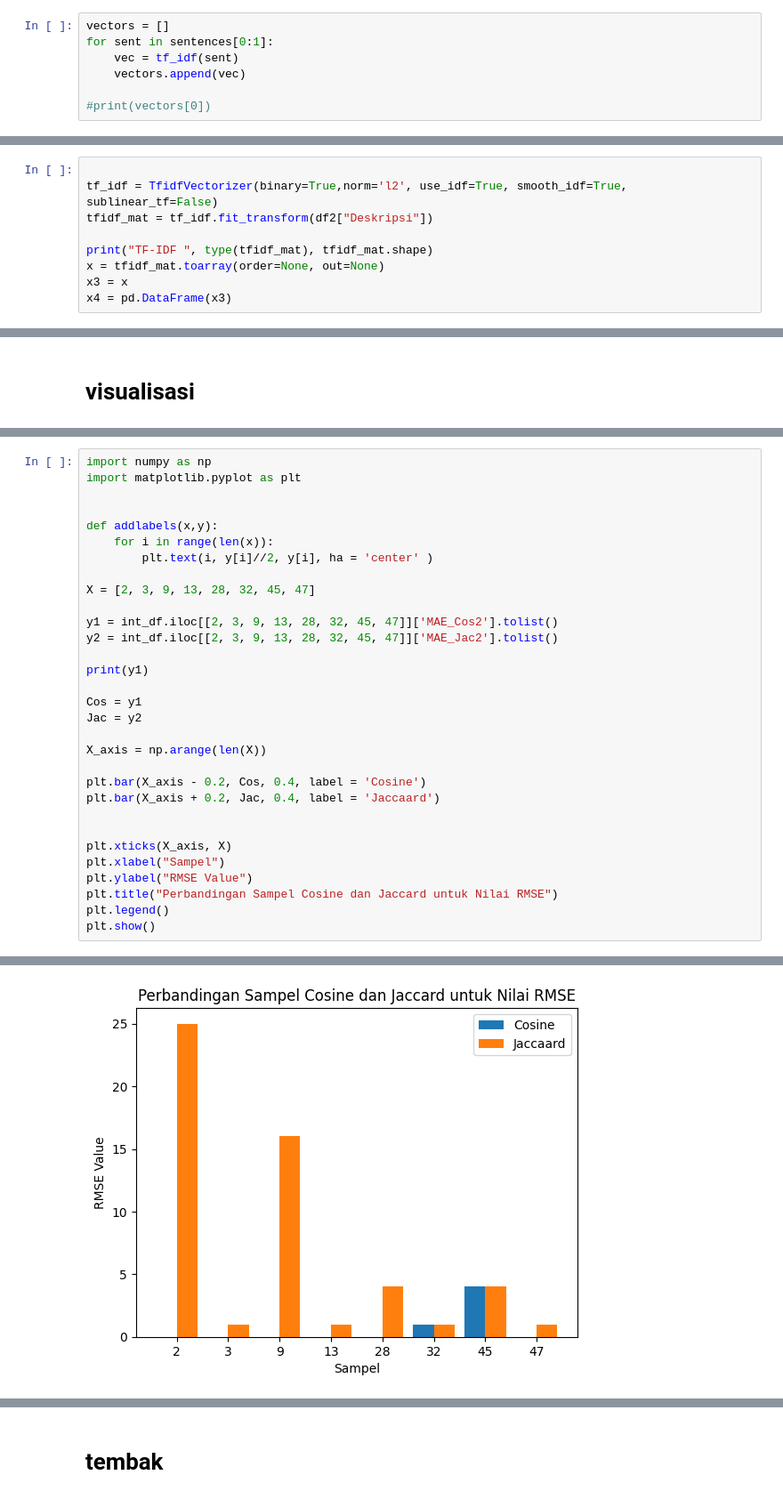
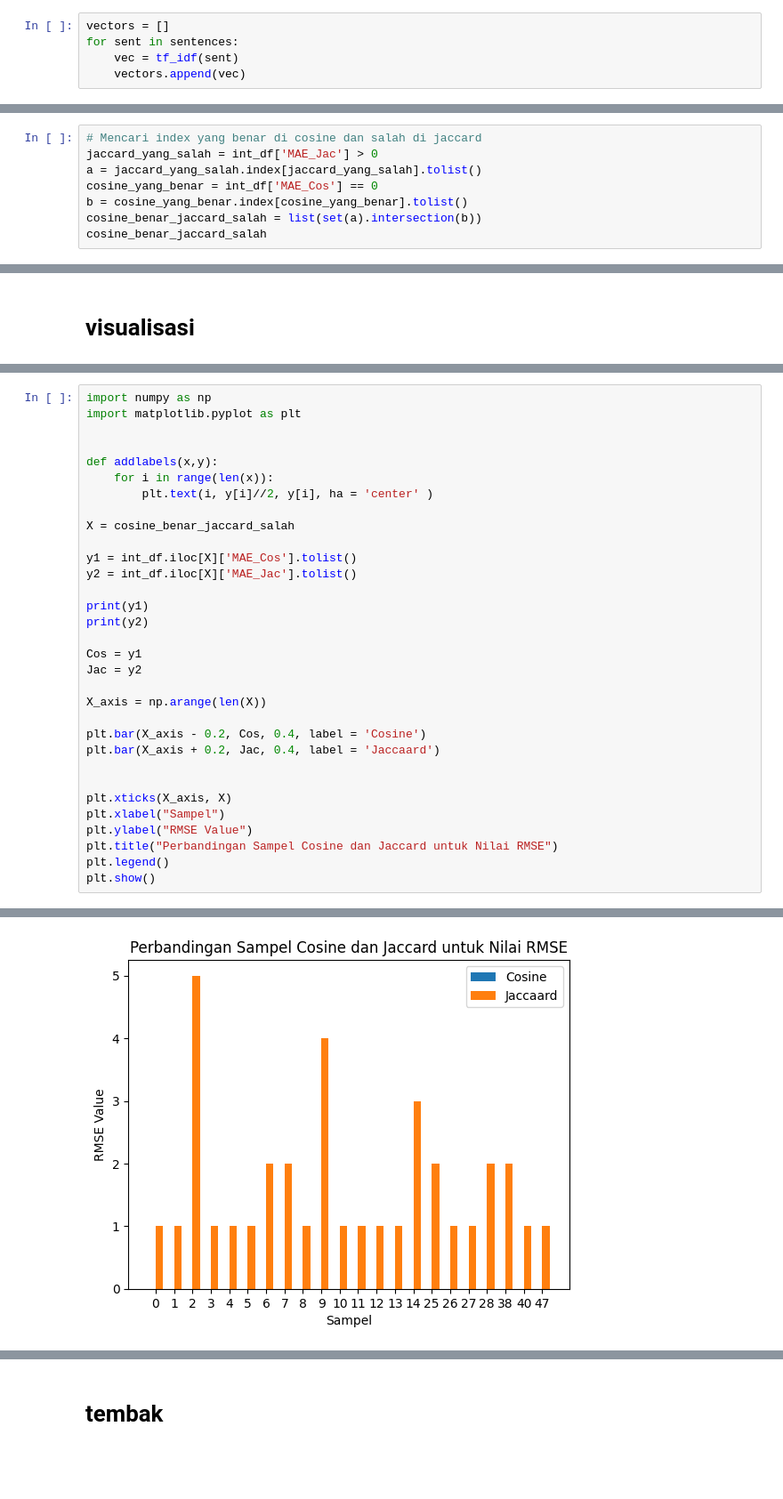
Before and after one commit to MeltingSnow21/Comparision-of-Jaccard-Similarity-and-Cosine-Similarity-for-Content-Based-Recommendation-Model, a Jupyter notebook: Model.ipynb, the cells around one changed output, grey strips where cells are left out. Shown at 89% size. Saved outputs shown, nothing was run; the diff lists cells and outputs as text; blank space fills up the shorter version.

```diff
--- a/Model.ipynb
+++ b/Model.ipynb
@@ -235,11 +233,9 @@ def tf_idf(sentence):
     return tf_idf_vec
 # %%
 vectors = []
-for sent in sentences[0:1]:
+for sent in sentences:
     vec = tf_idf(sent)
     vectors.append(vec)
-
-#print(vectors[0])
 # %% [output]
 jelang 0.01282051282051282 2.995732273553991 0.03840682401992296
 ktt 0.02564102564102564 2.4849066497880004 0.06371555512276923
@@ -264,12 +260,3 @@ vectors = np.array(vectors)
 vectors.shape
 # %% [output]
 (60, 1627)
-# %%
-
-tf_idf = TfidfVectorizer(binary=True,norm='l2', use_idf=True, smooth_idf=True, sublinear_tf=False)
-tfidf_mat = tf_idf.fit_transform(df2["Deskripsi"])
-
-print("TF-IDF ", type(tfidf_mat), tfidf_mat.shape)
-x = tfidf_mat.toarray(order=None, out=None)
-x3 = x
-x4 = pd.DataFrame(x3)
@@ -788,0 +632,8 @@ gaksama.index[gaksama].tolist()
+# %%
+# Mencari index yang benar di cosine dan salah di jaccard
+jaccard_yang_salah = int_df['MAE_Jac'] > 0
+a = jaccard_yang_salah.index[jaccard_yang_salah].tolist()
+cosine_yang_benar = int_df['MAE_Cos'] == 0
+b = cosine_yang_benar.index[cosine_yang_benar].tolist()
+cosine_benar_jaccard_salah = list(set(a).intersection(b))
+cosine_benar_jaccard_salah
@@ -852,12 +724,13 @@ def addlabels(x,y):
     for i in range(len(x)):
         plt.text(i, y[i]//2, y[i], ha = 'center' )
 
-X = [2, 3, 9, 13, 28, 32, 45, 47]
+X = cosine_benar_jaccard_salah
 
-y1 = int_df.iloc[[2, 3, 9, 13, 28, 32, 45, 47]]['MAE_Cos2'].tolist()
-y2 = int_df.iloc[[2, 3, 9, 13, 28, 32, 45, 47]]['MAE_Jac2'].tolist()
+y1 = int_df.iloc[X]['MAE_Cos'].tolist()
+y2 = int_df.iloc[X]['MAE_Jac'].tolist()
 
 print(y1)
+print(y2)
 
 Cos = y1
 Jac = y2
@@ -879 +753 @@ plt.show()
-[figure, old version]
+[figure, new version]
```
Also changed, not shown: parts of 23 cells of this notebook.
